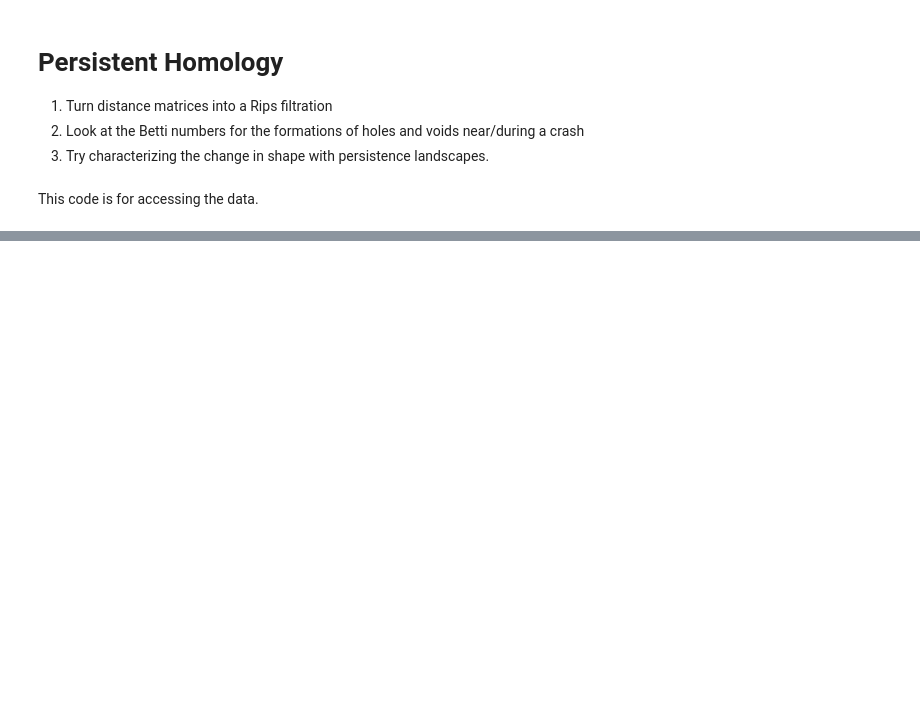
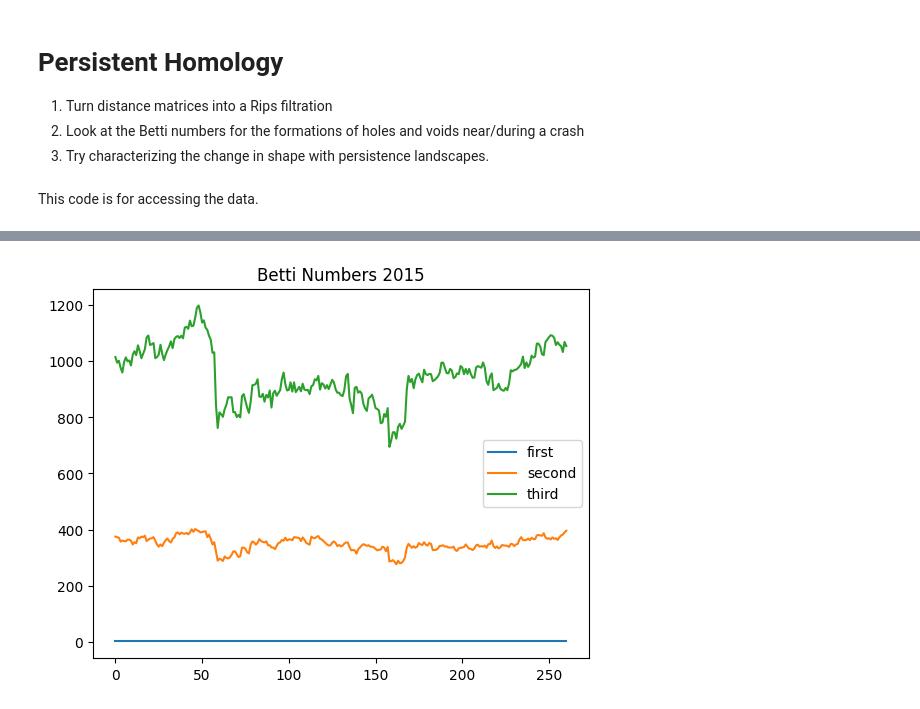
Before and after one commit to donnafaithhh/PSE-Work, a Jupyter notebook: DFTG TDA Work 1.ipynb, the cells around one changed output, grey strips where cells are left out. Drawn from its saved outputs; the diff is of its cells as text; code cells hidden in the pictures; blank space fills up the shorter version.

```diff
--- a/DFTG TDA Work 1.ipynb
+++ b/DFTG TDA Work 1.ipynb
@@ -150,0 +260,15 @@ Distance matrix of 110 2020-12-04 00_00_00.pickl
+# %%
+first_year = betti_df.iloc[330:591]
+
+betti0 = first_year.iloc[:, 1].values
+betti1 = first_year.iloc[:, 2].values
+betti2 = first_year.iloc[:, 3].values
+
+plt.plot(betti0, label='first')
+plt.plot(betti1, label='second')
+plt.plot(betti2, label='third')
+plt.title('Betti Numbers 2015')
+plt.legend()
+plt.show()
+# %% [output]
+[figure, added]
```
Also changed, not shown: parts of 13 cells of this notebook.
